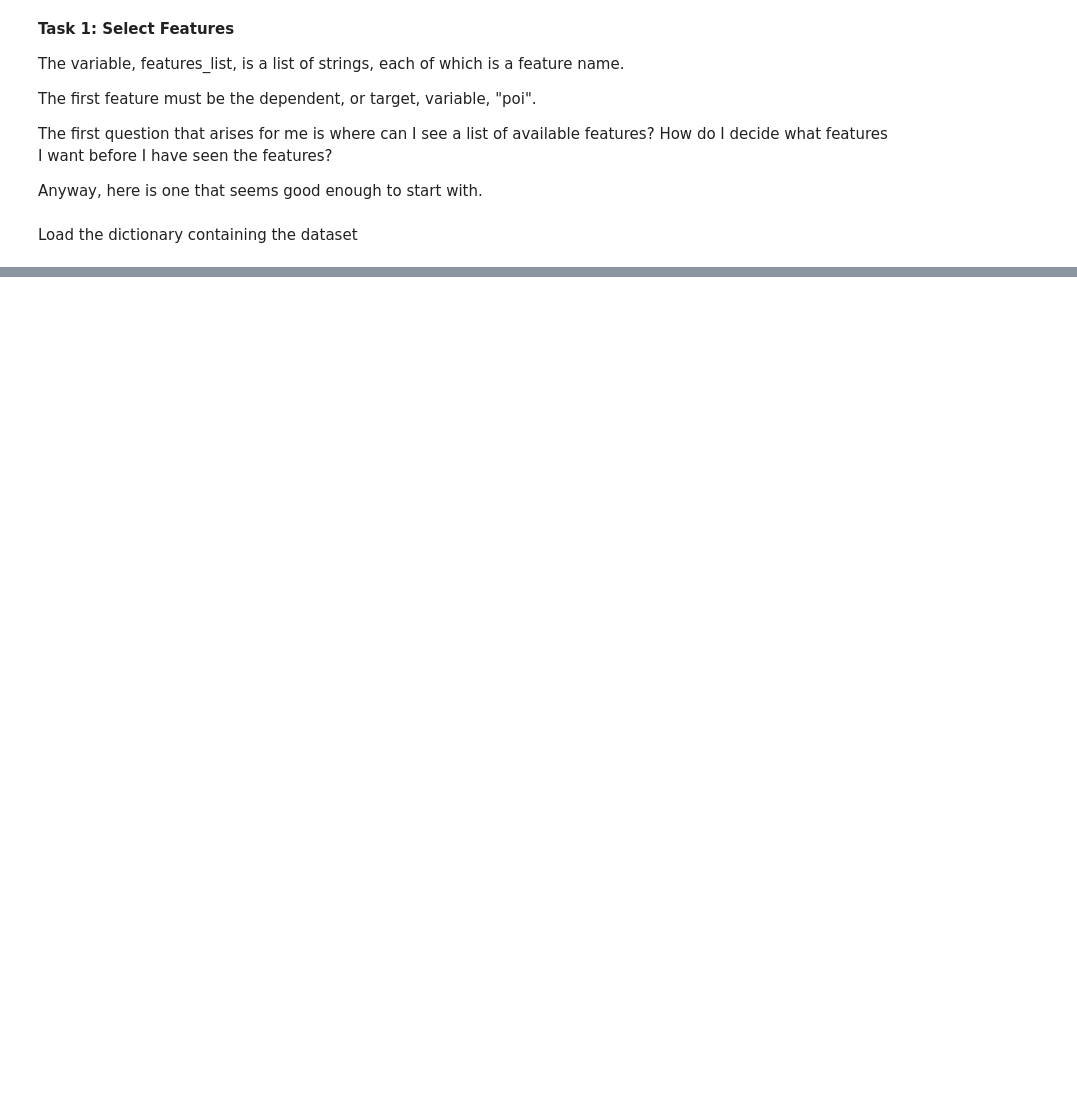
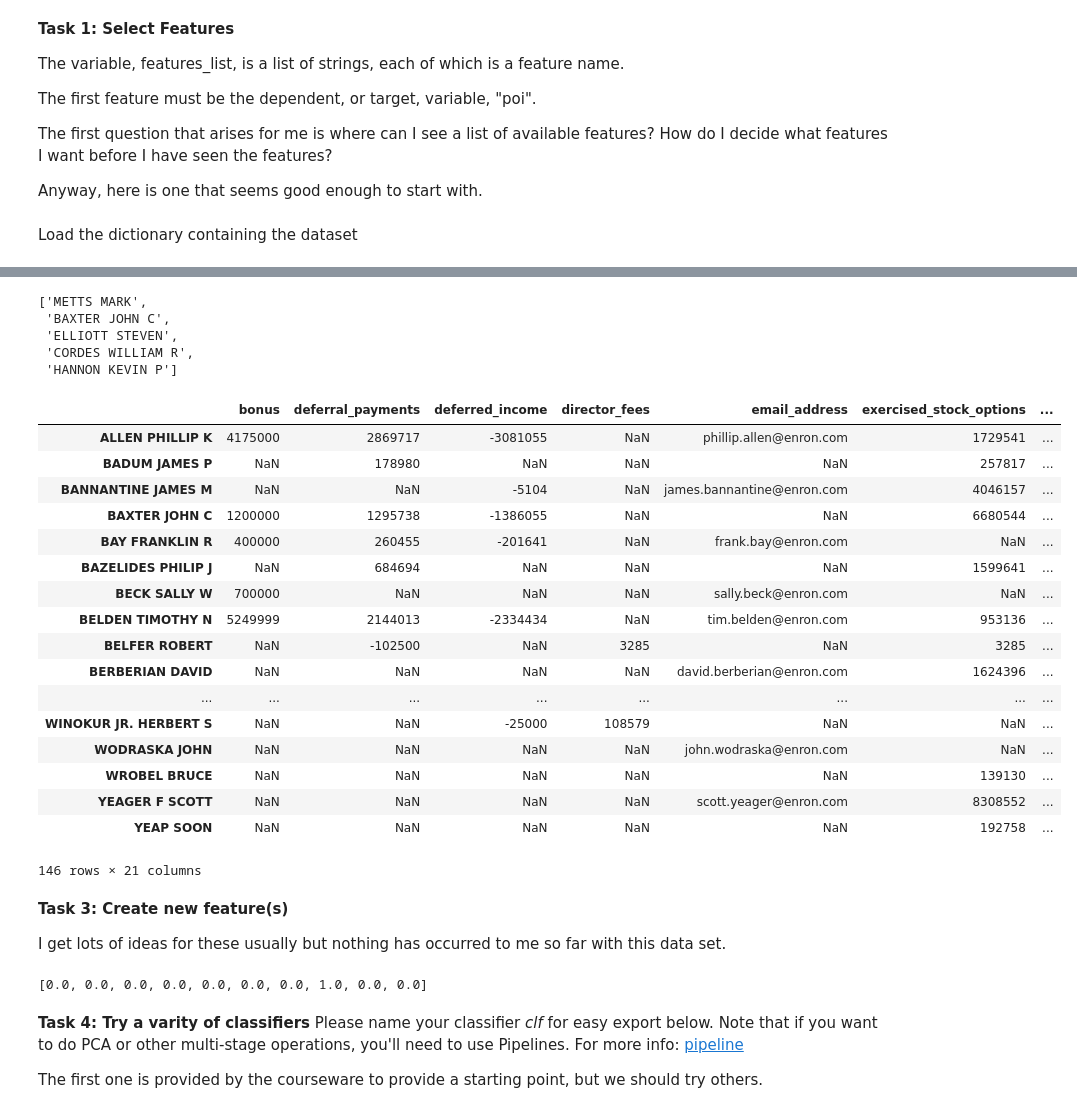
Before and after one commit to michaelreinhard/ud120-projects, a Jupyter notebook: final_project/final_project.ipynb, the cells around one changed output, grey strips where cells are left out. Drawn from its saved outputs; the diff is of its cells as text; code cells hidden in the pictures; blank space fills up the shorter version.

Commit message:
Task 2, create df

```diff
--- a/final_project/final_project.ipynb
+++ b/final_project/final_project.ipynb
@@ -85,0 +112,4 @@ No further dicretion is supplied for this task. It seems that I have to r
+# %%
+data_dict_test = data_dict
+df = pd.DataFrame(data_dict_test)
+df.head()
@@ -85,0 +126,33 @@ No further dicretion is supplied for this task. It seems that I have to r
+# %%
+data_dict_back.keys()[:5]
+# %% [output]
+['METTS MARK',
+ 'BAXTER JOHN C',
+ 'ELLIOTT STEVEN',
+ 'CORDES WILLIAM R',
+ 'HANNON KEVIN P']
+# %%
+df.transpose()
+# %% [output]
+|  | bonus | deferral_payments | deferred_income | director_fees | email_address | exercised_stock_options | ... |
+| ALLEN PHILLIP K | 4175000 | 2869717 | -3081055 | NaN | phillip.allen@enron.com | 1729541 | ... |
+| BADUM JAMES P | NaN | 178980 | NaN | NaN | NaN | 257817 | ... |
+| BANNANTINE JAMES M | NaN | NaN | -5104 | NaN | james.bannantine@enron.com | 4046157 | ... |
+| BAXTER JOHN C | 1200000 | 1295738 | -1386055 | NaN | NaN | 6680544 | ... |
+| BAY FRANKLIN R | 400000 | 260455 | -201641 | NaN | frank.bay@enron.com | NaN | ... |
+| BAZELIDES PHILIP J | NaN | 684694 | NaN | NaN | NaN | 1599641 | ... |
+| BECK SALLY W | 700000 | NaN | NaN | NaN | sally.beck@enron.com | NaN | ... |
+| BELDEN TIMOTHY N | 5249999 | 2144013 | -2334434 | NaN | tim.belden@enron.com | 953136 | ... |
+| BELFER ROBERT | NaN | -102500 | NaN | 3285 | NaN | 3285 | ... |
+| BERBERIAN DAVID | NaN | NaN | NaN | NaN | david.berberian@enron.com | 1624396 | ... |
+| ... | ... | ... | ... | ... | ... | ... | ... |
+| WINOKUR JR. HERBERT S | NaN | NaN | -25000 | 108579 | NaN | NaN | ... |
+| WODRASKA JOHN | NaN | NaN | NaN | NaN | john.wodraska@enron.com | NaN | ... |
+| WROBEL BRUCE | NaN | NaN | NaN | NaN | NaN | 139130 | ... |
+| YEAGER F SCOTT | NaN | NaN | NaN | NaN | scott.yeager@enron.com | 8308552 | ... |
+| YEAP SOON | NaN | NaN | NaN | NaN | NaN | 192758 | ... |
+146 rows × 21 columns
+# %% [markdown]
+**Task 3: Create new feature(s)**
+
+I get lots of ideas for these usually but nothing has occurred to me so far with this data set.
@@ -85,0 +166,11 @@ No further dicretion is supplied for this task. It seems that I have to r
+# %%
+labels[0:10]
+# %% [output]
+[0.0, 0.0, 0.0, 0.0, 0.0, 0.0, 0.0, 1.0, 0.0, 0.0]
+# %% [markdown]
+**Task 4: Try a varity of classifiers**
+Please name your classifier *clf* for easy export below.
+Note that if you want to do PCA or other multi-stage operations,
+you'll need to use Pipelines. For more info: [pipeline](http://scikit-learn.org/stable/modules/pipeline.html)
+
+The first one is provided by the courseware to provide a starting point, but we should try others.
```
Also changed, not shown: parts of 13 cells of this notebook.
